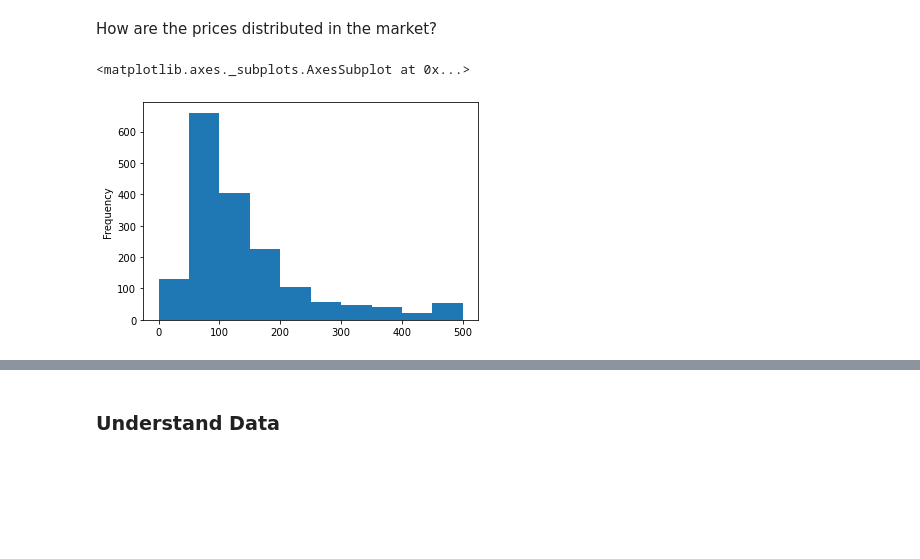
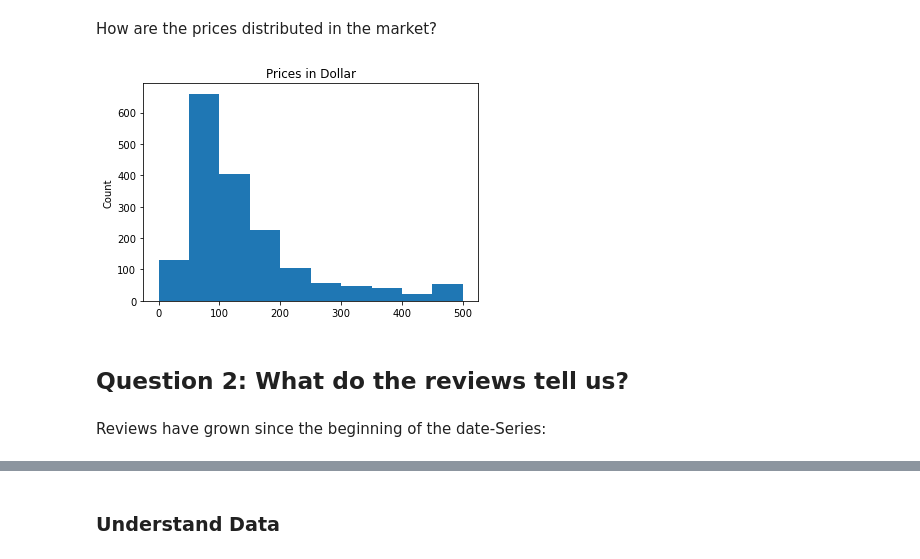
Before and after one commit to dchkeller/airbnbcase, a Jupyter notebook: airbnbcase.ipynb, the cells around one changed output, grey strips where cells are left out. Drawn from its saved outputs; the diff is of its cells as text; code cells hidden in the pictures; blank space fills up the shorter version.

```diff
--- a/airbnbcase.ipynb
+++ b/airbnbcase.ipynb
@@ -314,26 +321,8 @@ listings.price.notnull().sum() == listings.shape[0]
 True
 # %% [markdown]
 Generate a new column containing the price as a float:
-# %%
-price_re = re.compile( "^\$(?P<price>[0-9\.,]*)$" )
-
-def get_dollar_price( string_price ) :
-    """ get the dollar price as float from a string value
-
-        Parameter:
-        string_price(str) : a string
-
-        Returns:
-        float : a price extracted from string_price or NaN in case of failure
-
-    """
-    m = price_re.search( string_price )
-    if m :
-        return float( m.group( "price" ).replace( ",", "" ) )
-    print(string_price)
-    return np.nan
-
-listings["dollar_price"] = listings.price.apply( get_dollar_price )
+# %%
+listings["dollar_price"] = listings.price.str.replace( "[$,]", "" ).astype(float)
 # %% [markdown]
 Get an understanding of the prices:
 # %%
@@ -366,7 +356,11 @@ listings['dollar_price'].replace( 0.0, listings.dollar_price.mean(), inplace=Tru
 # %% [markdown]
 How are the prices distributed in the market?
 # %%
-listings.dollar_price.plot.hist(range=(0.0, 500.))
+ax = listings.dollar_price.plot.hist(range=(0.0, 500.), title = "Prices in Dollar" )
+ax.set_ylabel( "Count" );
 # %% [output]
-<matplotlib.axes._subplots.AxesSubplot at 0x...>
-[figure, old version]
+[figure, new version]
+# %% [markdown]
+## Question 2: What do the reviews tell us?
+# %% [markdown]
+Reviews have grown since the beginning of the date-Series:
```
Also changed, not shown: parts of 92 cells of this notebook.
